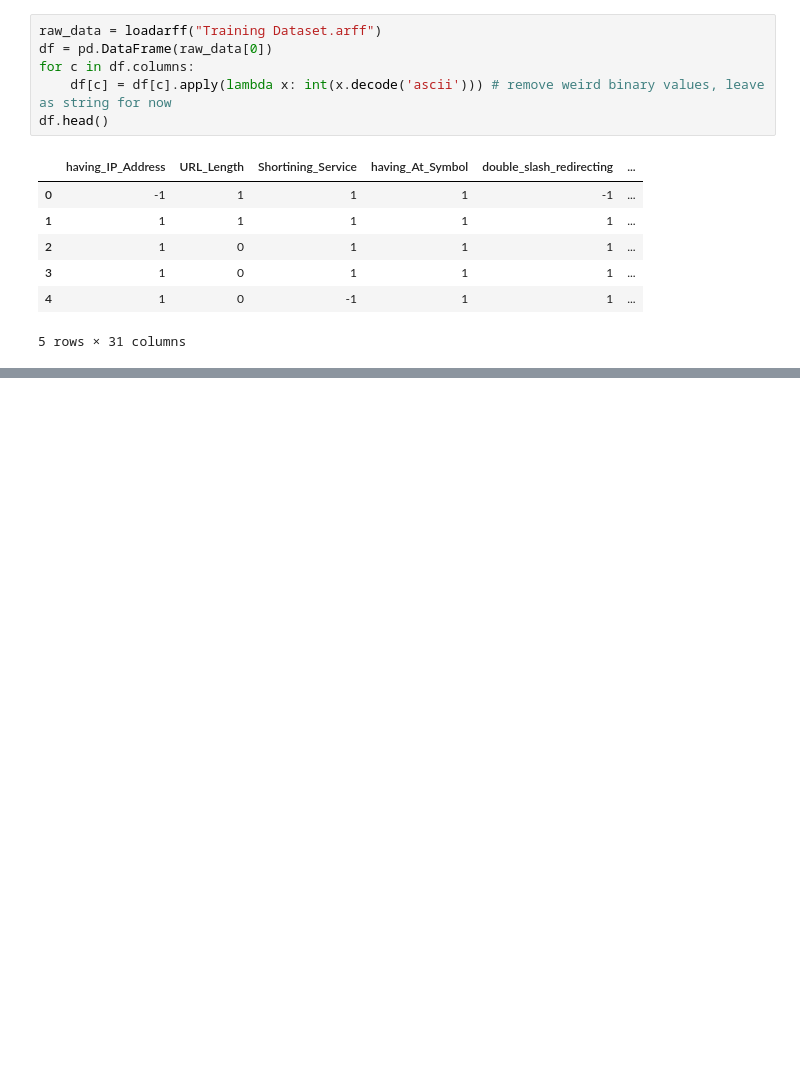
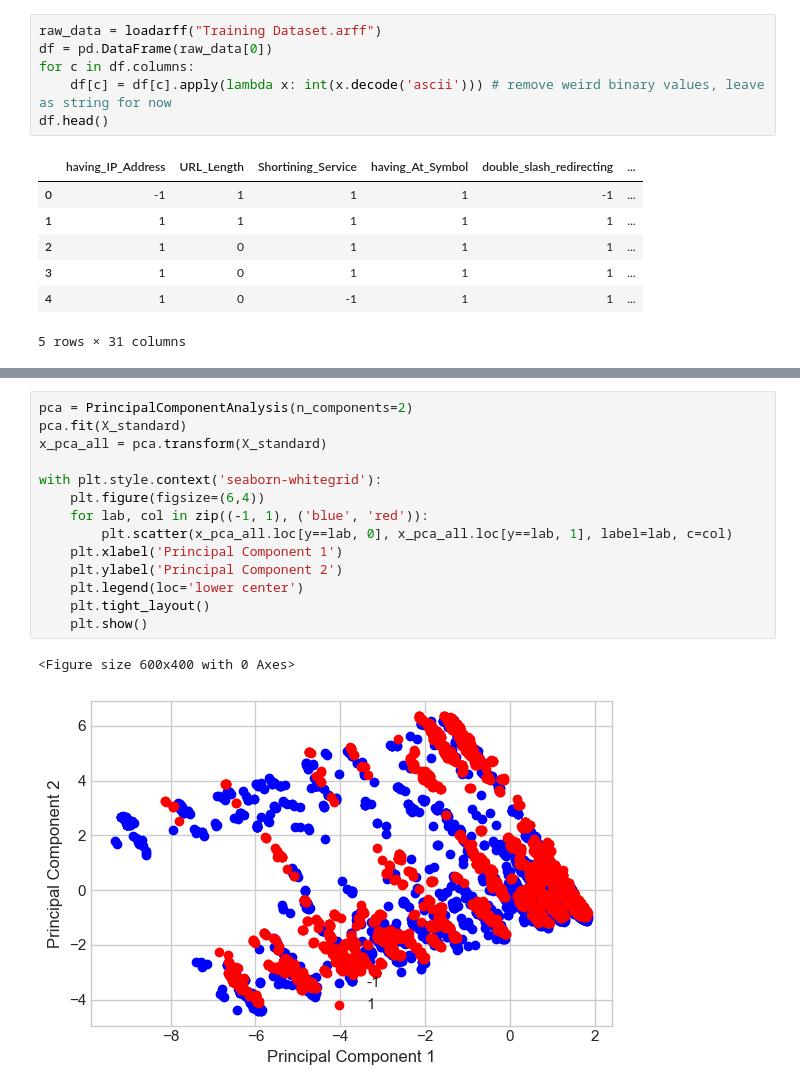
Before and after one commit to MatejVe/UZOP_projekt, a Jupyter notebook: results_replication.ipynb, the cells around one changed output, grey strips where cells are left out. Saved outputs shown, nothing was run; the diff lists cells and outputs as text; blank space fills up the shorter version.

```diff
--- a/results_replication.ipynb
+++ b/results_replication.ipynb
@@ -102,0 +378,17 @@ sfs.k_feature_names_
+# %%
+pca = PrincipalComponentAnalysis(n_components=2)
+pca.fit(X_standard)
+x_pca_all = pca.transform(X_standard)
+
+with plt.style.context('seaborn-whitegrid'):
+    plt.figure(figsize=(6,4))
+    for lab, col in zip((-1, 1), ('blue', 'red')):
+        plt.scatter(x_pca_all.loc[y==lab, 0], x_pca_all.loc[y==lab, 1], label=lab, c=col)
+    plt.xlabel('Principal Component 1')
+    plt.ylabel('Principal Component 2')
+    plt.legend(loc='lower center')
+    plt.tight_layout()
+    plt.show()
+# %% [output]
+<Figure size 600x400 with 0 Axes>
+[figure, added]
```
Also changed, not shown: parts of 40 cells of this notebook, 7 other files.
